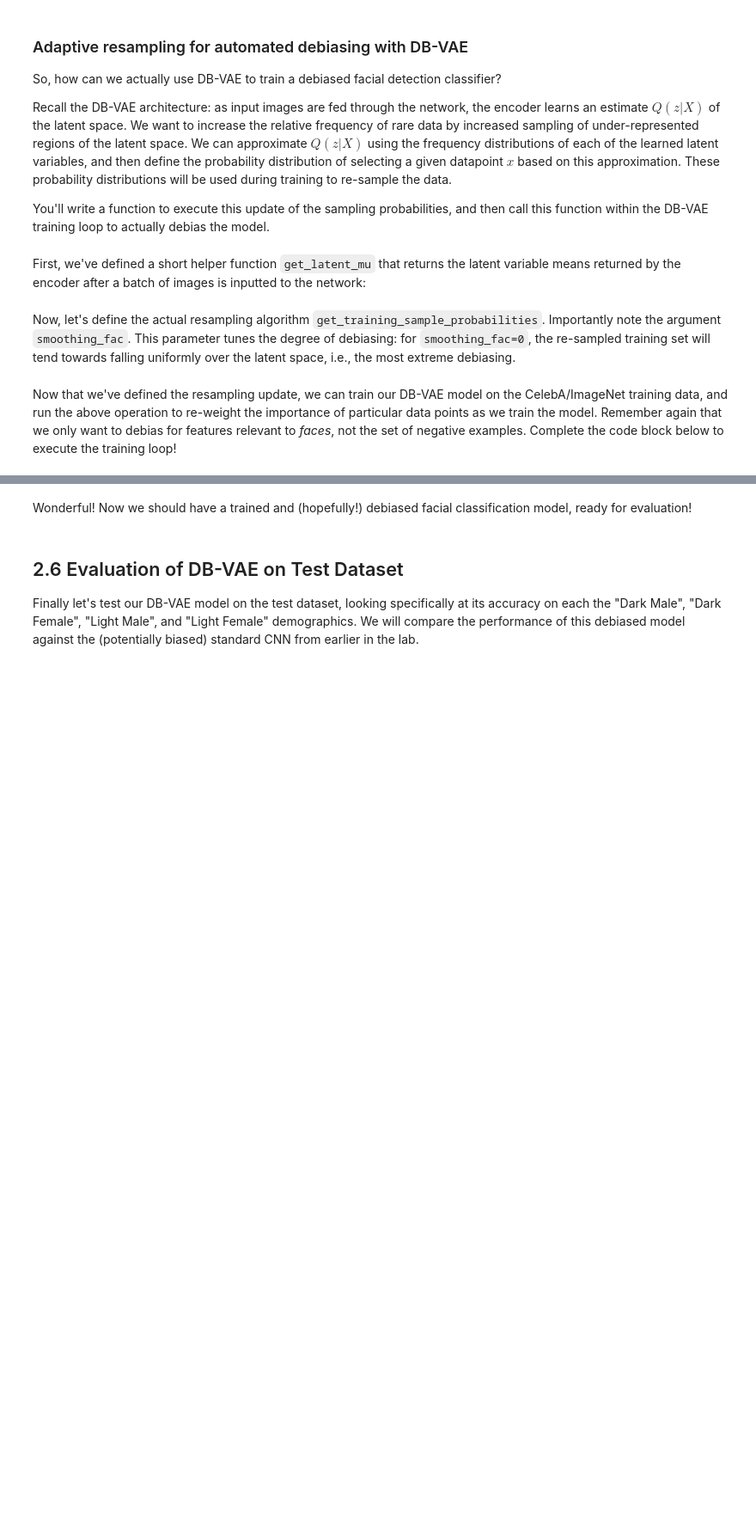
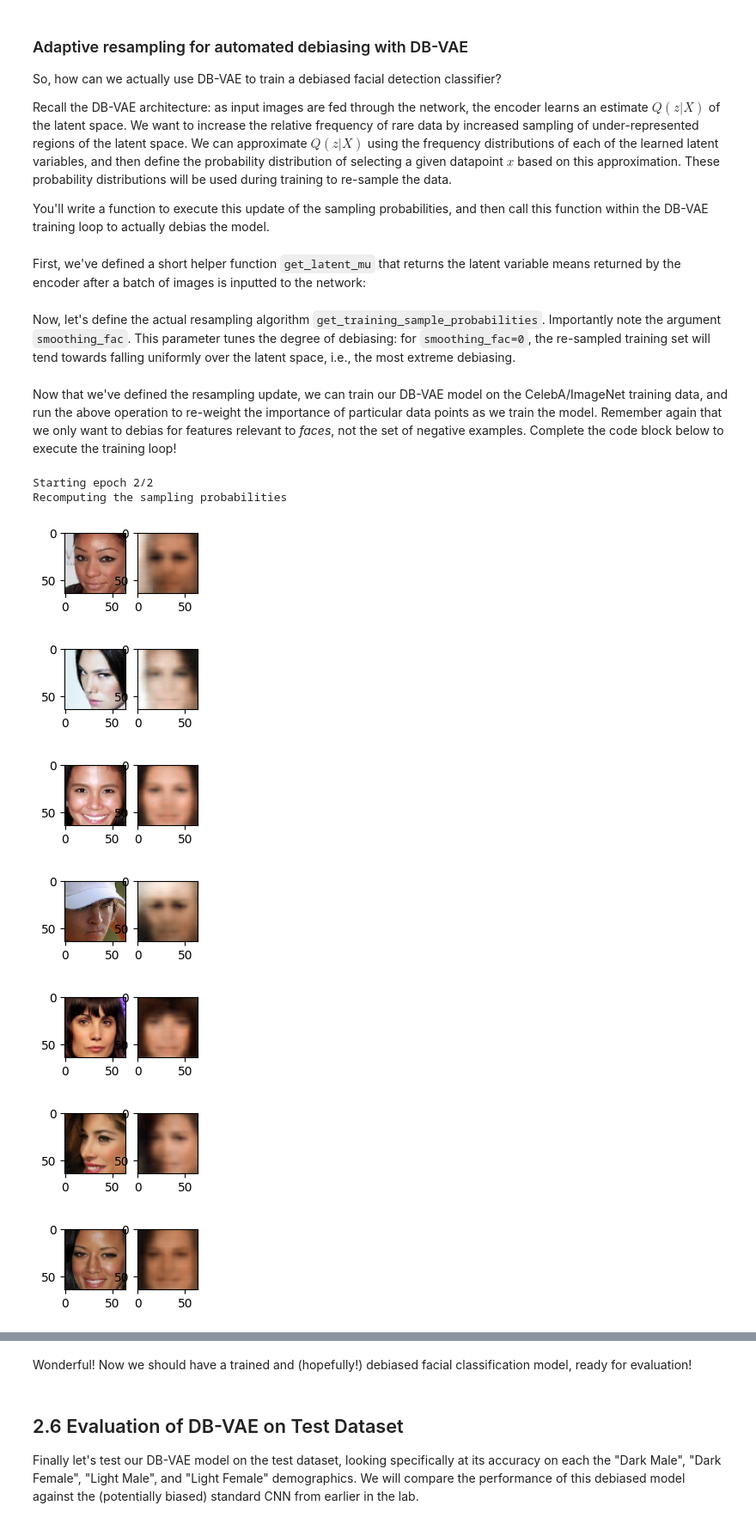
Before and after one commit to imaddaya/mitdeeplearning, a Jupyter notebook: lab2/PT_Part2_Debiasing.ipynb, the cells around one changed output, grey strips where cells are left out. Shown at 86% size. Cells and saved outputs as stored; diff of their text form; code cells hidden in the pictures; blank space fills up the shorter version.

```diff
--- a/lab2/PT_Part2_Debiasing.ipynb
+++ b/lab2/PT_Part2_Debiasing.ipynb
@@ -691,14 +691,14 @@ class DB_VAE(nn.Module):
 
     # VAE reparameterization: given a mean and logsigma, sample latent variables
     def reparameterize(self, z_mean, z_logsigma):
-        # TODO: call the sampling function defined above
-        z = # TODO
+        # call the sampling function defined above
+        z = sampling(z_mean, z_logsigma)
         return z
 
     # Decode the latent space and output reconstruction
     def decode(self, z):
-        # TODO: use the decoder to output the reconstruction
-        reconstruction = # TODO
+        # use the decoder to output the reconstruction
+        reconstruction = self.decoder(z)
         return reconstruction
 
     # The forward function will be used to pass inputs x through the core VAE
@@ -706,11 +706,11 @@ class DB_VAE(nn.Module):
         # Encode input to a prediction and latent space
         y_logit, z_mean, z_logsigma = self.encode(x)
 
-        # TODO: reparameterization
-        z = # TODO
+        # reparameterization
+        z = self.reparameterize(z_mean, z_logsigma)
 
-        # TODO: reconstruction
-        recon = # TODO
+        # reconstruction
+        recon = self.decode(z)
 
         return y_logit, z_mean, z_logsigma, recon
 
@@ -758,6 +758,10 @@ def get_latent_mu(images, dbvae, batch_size=64):
 # %% [markdown]
 Now, let's define the actual resampling algorithm `get_training_sample_probabilities`. Importantly note the argument `smoothing_fac`. This parameter tunes the degree of debiasing: for `smoothing_fac=0`, the re-sampled training set will tend towards falling uniformly over the latent space, i.e., the most extreme debiasing.
 # %%
+### Resampling algorithm for DB-VAE ###
+
+"""Function that recomputes the sampling probabilities for images within a batch
+      based on how they distribute across the training data"""
 ### Resampling algorithm for DB-VAE ###
 
 """Function that recomputes the sampling probabilities for images within a batch
@@ -765,8 +769,8 @@ Now, let's define the actual resampling algorithm `get_training_sample_probabili
 def get_training_sample_probabilities(images, dbvae, bins=10, smoothing_fac=0.001):
     print("Recomputing the sampling probabilities")
 
-    # TODO: run the input batch and get the latent variable means
-    mu = get_latent_mu('''TODO''', '''TODO''') # TODO
+    # Run the input batch and get the latent variable means
+    mu = get_latent_mu(images, dbvae)  # images: NumPy array, dbvae: model instance
 
     # sampling probabilities for the images
     training_sample_p = np.zeros(mu.shape[0], dtype=np.float64)
@@ -783,10 +787,8 @@ def get_training_sample_probabilities(images, dbvae, bins=10, smoothing_fac=0.00
         bin_edges[0] = -float("inf")
         bin_edges[-1] = float("inf")
 
-        # TODO: call the digitize function to find which bins in the latent distribution
-        #    every data sample falls in to
-        # https://docs.scipy.org/doc/numpy-1.13.0/reference/generated/numpy.digitize.html
-        bin_idx = np.digitize('''TODO''', '''TODO''') # TODO
+        # find which bins in the latent distribution every data sample falls into
+        bin_idx = np.digitize(latent_distribution, bin_edges)
 
         # smooth the density function
         hist_smoothed_density = hist_density + smoothing_fac
@@ -795,12 +797,11 @@ def get_training_sample_probabilities(images, dbvae, bins=10, smoothing_fac=0.00
         # invert the density function
         p = 1.0 / (hist_smoothed_density[bin_idx - 1])
 
-        # TODO: normalize all probabilities
-        p = # TODO
+        # normalize all probabilities
+        p = p / np.sum(p)
 
-        # TODO: update sampling probabilities by considering whether the newly
-        #     computed p is greater than the existing sampling probabilities.
-        training_sample_p = # TODO
+        # update sampling probabilities by taking the max between current and new p
+        training_sample_p = np.maximum(training_sample_p, p)
 
     # final normalization
     training_sample_p /= np.sum(training_sample_p)
@@ -832,7 +833,9 @@ def debiasing_train_step(x, y):
     y_logit, z_mean, z_logsigma, x_recon = dbvae(x)
 
     '''TODO: call the DB_VAE loss function to compute the loss'''
-    loss, class_loss = debiasing_loss_function('''TODO arguments''') # TODO
+    loss, class_loss = debiasing_loss_function(
+        x, x_recon, y, y_logit, z_mean, z_logsigma
+    )
 
     loss.backward()
     optimizer.step()
@@ -844,31 +847,41 @@ def debiasing_train_step(x, y):
 all_faces = loader.get_all_train_faces()
 
 # The training loop -- outer loop iterates over the number of epochs
 step = 0
 for i in range(params["num_epochs"]):
     IPython.display.clear_output(wait=True)
     print("Starting epoch {}/{}".format(i + 1, params["num_epochs"]))
 
     # Recompute data sampling proabilities
     """TODO: recompute the sampling probabilities for debiasing"""
-    p_faces = get_training_sample_probabilities('''TODO''', '''TODO''') # TODO
+    p_faces = get_training_sample_probabilities(all_faces, dbvae) # TODO
 
     # get a batch of training data and compute the training step
     for j in tqdm(range(loader.get_train_size() // params["batch_size"])):
         # load a batch of data
         (x, y) = loader.get_batch(params["batch_size"], p_pos=p_faces)
         x = torch.from_numpy(x).float().to(device)
         y = torch.from_numpy(y).float().to(device)
 
         # loss optimization
         loss = debiasing_train_step(x, y)
         loss_value = loss.detach().cpu().numpy()
         experiment.log_metric("loss", loss_value, step=step)
 
         # plot the progress every 200 steps
         if j % 500 == 0:
             mdl.util.plot_sample(x, y, dbvae, backend="pt")
 
         step += 1
 
 experiment.end()
+# %% [output]
+Starting epoch 2/2
+Recomputing the sampling probabilities
+[figure, added]
+[figure, added]
+[figure, added]
+[figure, added]
+[figure, added]
+[figure, added]
+[figure, added]
```
Also changed, not shown: parts of 3 cells of this notebook.
